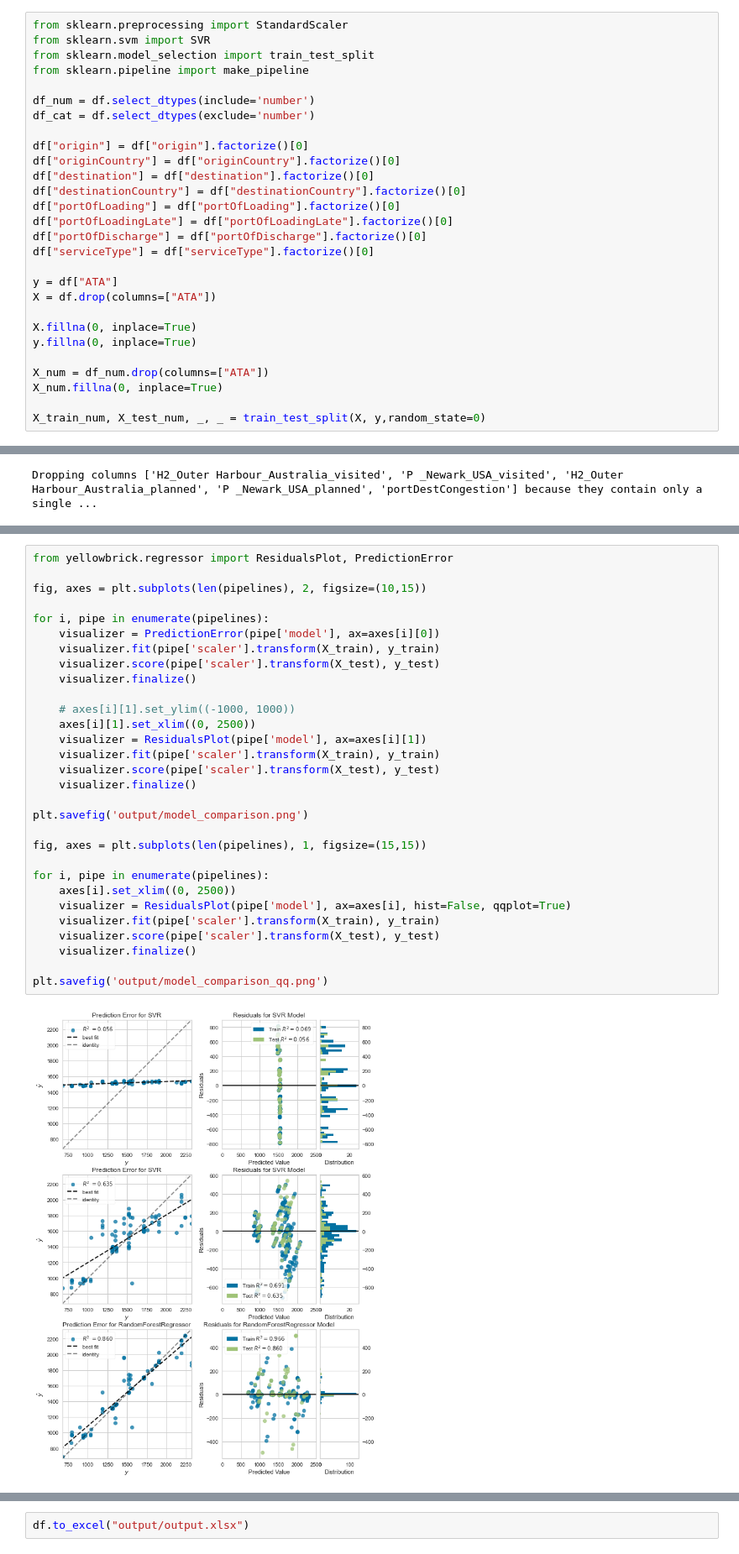
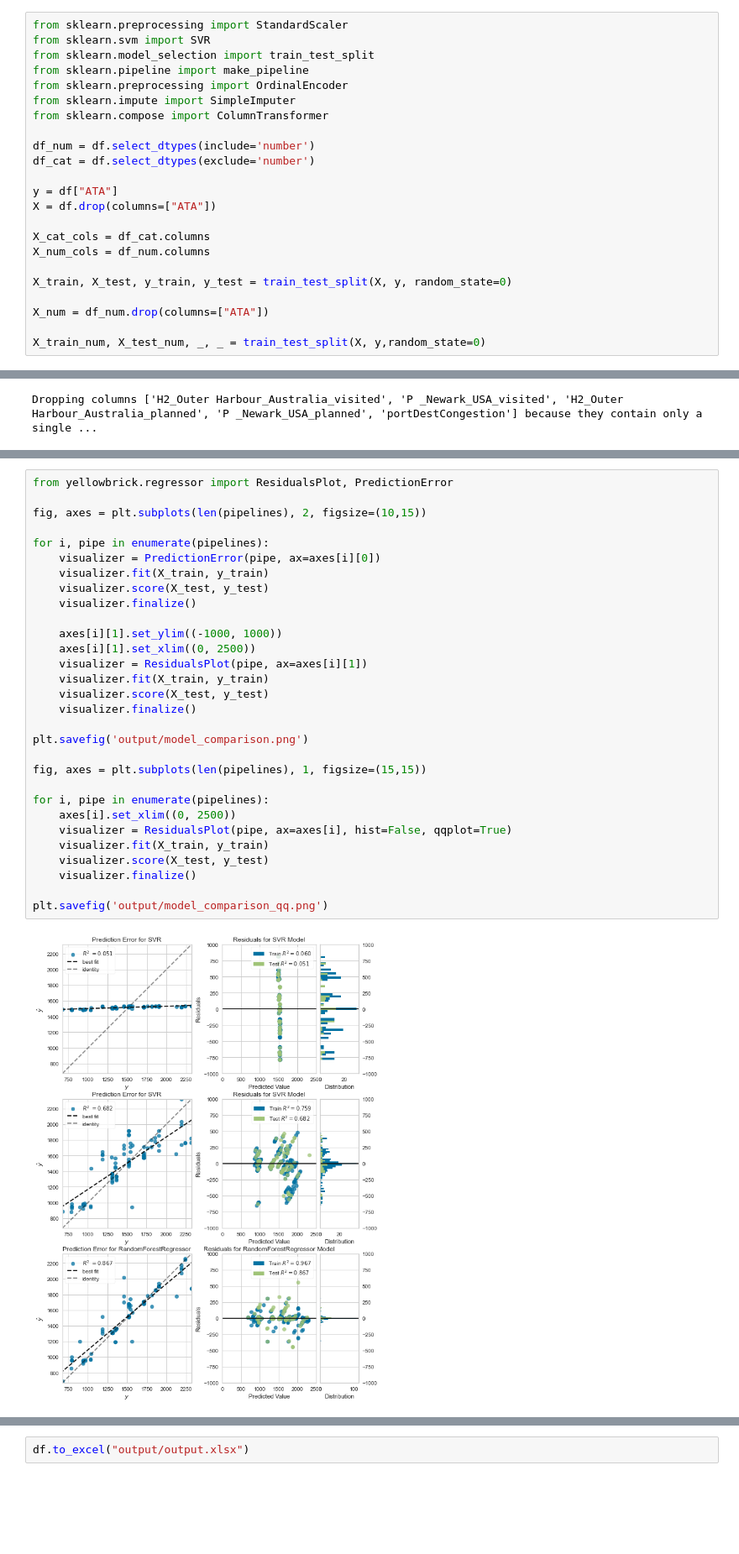
Before and after one commit to thijnalbers/ThesisCode, a Jupyter notebook: Notebook.ipynb, the cells around one changed output, grey strips where cells are left out. Shown: that part at 84% size. Drawn from its saved outputs; the diff is of its cells as text; blank space fills up the shorter version.

```diff
--- a/Notebook.ipynb
+++ b/Notebook.ipynb
@@ -136,27 +123,22 @@ from sklearn.preprocessing import StandardScaler
 from sklearn.svm import SVR
 from sklearn.model_selection import train_test_split
 from sklearn.pipeline import make_pipeline
+from sklearn.preprocessing import OrdinalEncoder
+from sklearn.impute import SimpleImputer
+from sklearn.compose import ColumnTransformer
 
 df_num = df.select_dtypes(include='number')
 df_cat = df.select_dtypes(exclude='number')
 
-df["origin"] = df["origin"].factorize()[0]
-df["originCountry"] = df["originCountry"].factorize()[0]
-df["destination"] = df["destination"].factorize()[0]
-df["destinationCountry"] = df["destinationCountry"].factorize()[0]
-df["portOfLoading"] = df["portOfLoading"].factorize()[0]
-df["portOfLoadingLate"] = df["portOfLoadingLate"].factorize()[0]
-df["portOfDischarge"] = df["portOfDischarge"].factorize()[0]
-df["serviceType"] = df["serviceType"].factorize()[0]
-
 y = df["ATA"]
 X = df.drop(columns=["ATA"])
 
-X.fillna(0, inplace=True)
-y.fillna(0, inplace=True)
+X_cat_cols = df_cat.columns
+X_num_cols = df_num.columns
+
+X_train, X_test, y_train, y_test = train_test_split(X, y, random_state=0)
 
 X_num = df_num.drop(columns=["ATA"])
-X_num.fillna(0, inplace=True)
 
 X_train_num, X_test_num, _, _ = train_test_split(X, y,random_state=0)
 # %%
@@ -364,32 +377,32 @@ plt.show()
 # %%
 from yellowbrick.regressor import ResidualsPlot, PredictionError
 
 fig, axes = plt.subplots(len(pipelines), 2, figsize=(10,15))
 
 for i, pipe in enumerate(pipelines):
-    visualizer = PredictionError(pipe['model'], ax=axes[i][0])
-    visualizer.fit(pipe['scaler'].transform(X_train), y_train)
-    visualizer.score(pipe['scaler'].transform(X_test), y_test)
+    visualizer = PredictionError(pipe, ax=axes[i][0])
+    visualizer.fit(X_train, y_train)
+    visualizer.score(X_test, y_test)
     visualizer.finalize()
 
-    # axes[i][1].set_ylim((-1000, 1000))
+    axes[i][1].set_ylim((-1000, 1000))
     axes[i][1].set_xlim((0, 2500))
-    visualizer = ResidualsPlot(pipe['model'], ax=axes[i][1])
-    visualizer.fit(pipe['scaler'].transform(X_train), y_train)
-    visualizer.score(pipe['scaler'].transform(X_test), y_test)
+    visualizer = ResidualsPlot(pipe, ax=axes[i][1])
+    visualizer.fit(X_train, y_train)
+    visualizer.score(X_test, y_test)
     visualizer.finalize()
 
 plt.savefig('output/model_comparison.png')
 
 fig, axes = plt.subplots(len(pipelines), 1, figsize=(15,15))
 
 for i, pipe in enumerate(pipelines):
     axes[i].set_xlim((0, 2500))
-    visualizer = ResidualsPlot(pipe['model'], ax=axes[i], hist=False, qqplot=True)
-    visualizer.fit(pipe['scaler'].transform(X_train), y_train)
-    visualizer.score(pipe['scaler'].transform(X_test), y_test)
+    visualizer = ResidualsPlot(pipe, ax=axes[i], hist=False, qqplot=True)
+    visualizer.fit(X_train, y_train)
+    visualizer.score(X_test, y_test)
     visualizer.finalize()
 
 plt.savefig('output/model_comparison_qq.png')
 # %% [output]
-[figure, old version]
+[figure, new version]
```
Also changed, not shown: parts of 9 cells of this notebook.
